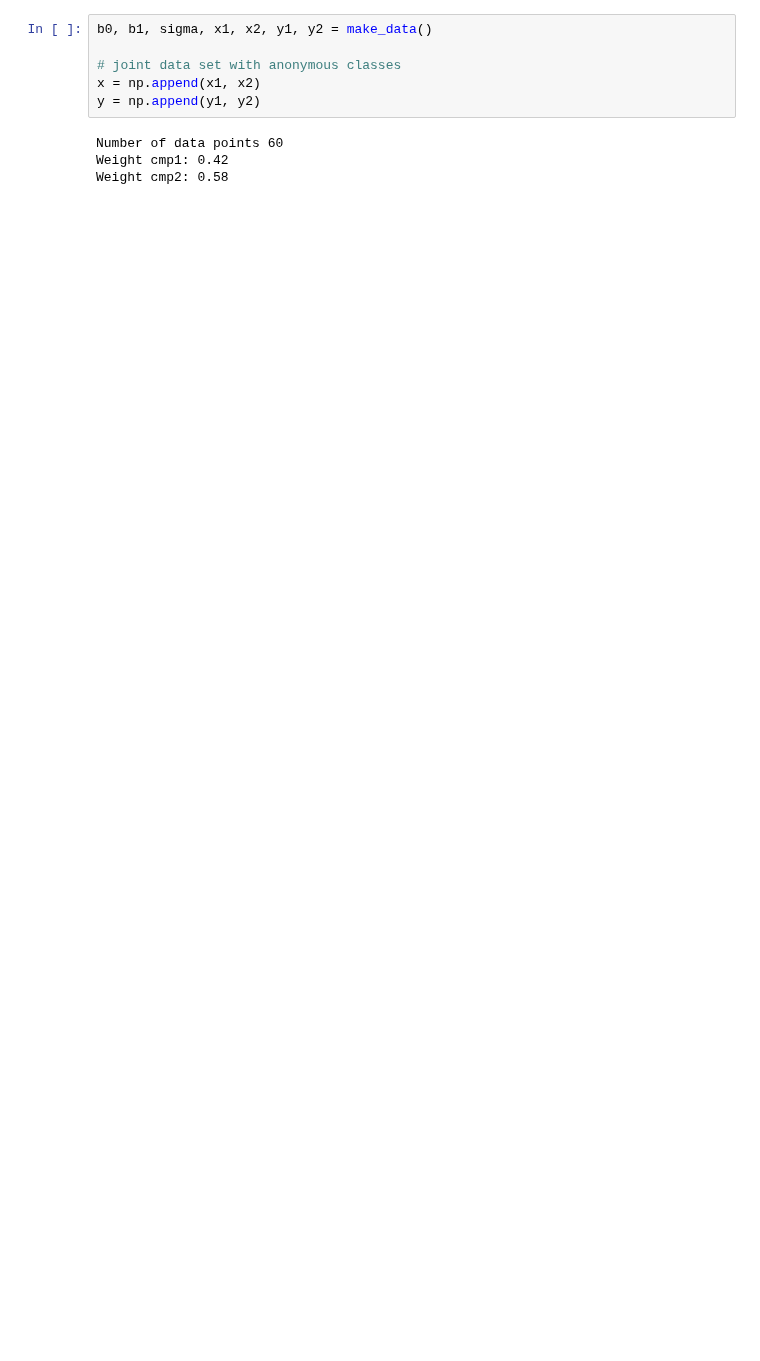
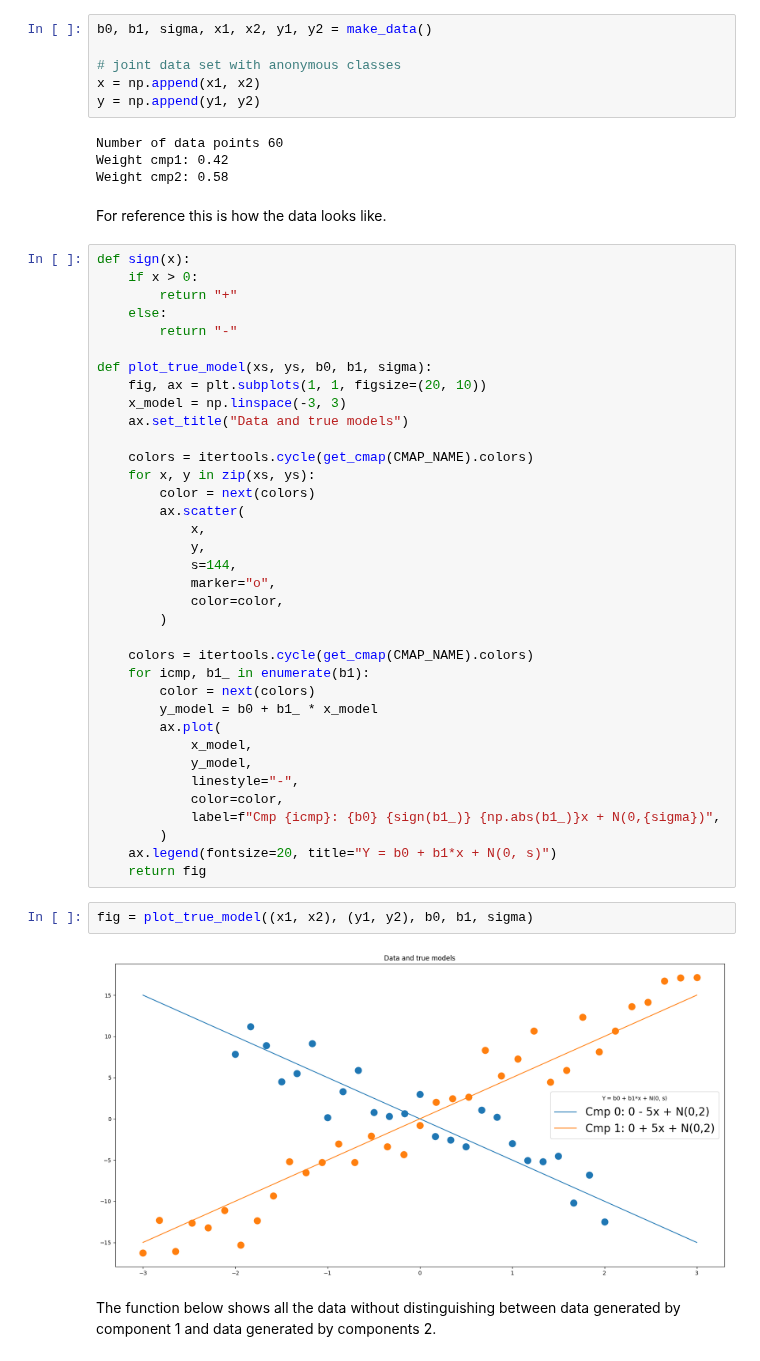
Before and after one commit to mrsonne/misc, a Jupyter notebook: regmix.ipynb, the cells around one changed output. Saved outputs shown, nothing was run; the diff lists cells and outputs as text; blank space fills up the shorter version.

```diff
--- a/regmix.ipynb
+++ b/regmix.ipynb
@@ -79,3 +89,47 @@ y = np.append(y1, y2)
 Number of data points 60
 Weight cmp1: 0.42
 Weight cmp2: 0.58
+# %% [markdown]
+For reference this is how the data looks like.
+# %%
+def sign(x):
+    if x > 0:
+        return "+"
+    else:
+        return "-"
+
+def plot_true_model(xs, ys, b0, b1, sigma):
+    fig, ax = plt.subplots(1, 1, figsize=(20, 10))
+    x_model = np.linspace(-3, 3)
+    ax.set_title("Data and true models")
+
+    colors = itertools.cycle(get_cmap(CMAP_NAME).colors)
+    for x, y in zip(xs, ys):
+        color = next(colors)
+        ax.scatter(
+            x,
+            y,
+            s=144,
+            marker="o",
+            color=color,
+        )
+
+    colors = itertools.cycle(get_cmap(CMAP_NAME).colors)
+    for icmp, b1_ in enumerate(b1):
+        color = next(colors)
+        y_model = b0 + b1_ * x_model
+        ax.plot(
+            x_model,
+            y_model,
+            linestyle="-",
+            color=color,
+            label=f"Cmp {icmp}: {b0} {sign(b1_)} {np.abs(b1_)}x + N(0,{sigma})",
+        )
+    ax.legend(fontsize=20, title="Y = b0 + b1*x + N(0, s)")
+    return fig
+# %%
+fig = plot_true_model((x1, x2), (y1, y2), b0, b1, sigma)
+# %% [output]
+[figure, added]
+# %% [markdown]
+The function below shows all the data without distinguishing between data generated by component 1 and data generated by components 2.
```
Also changed, not shown: parts of 16 cells of this notebook.
